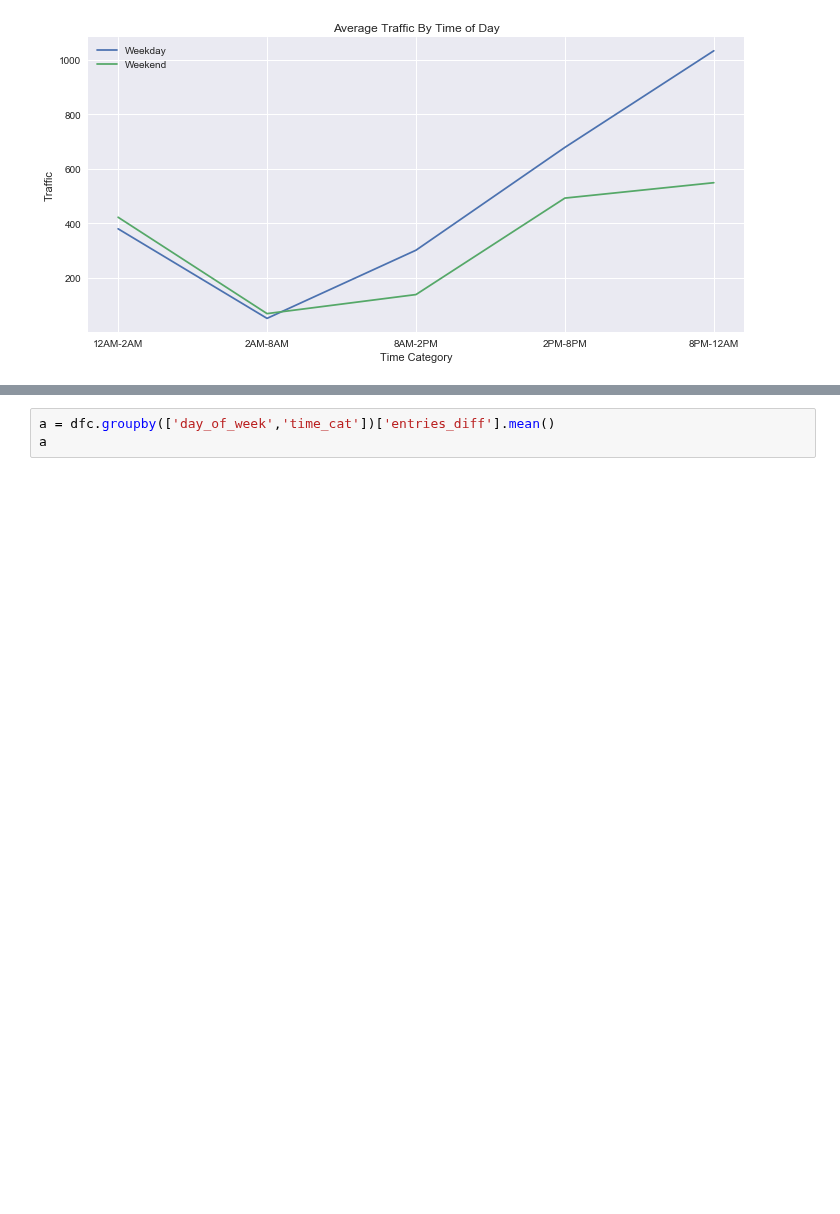
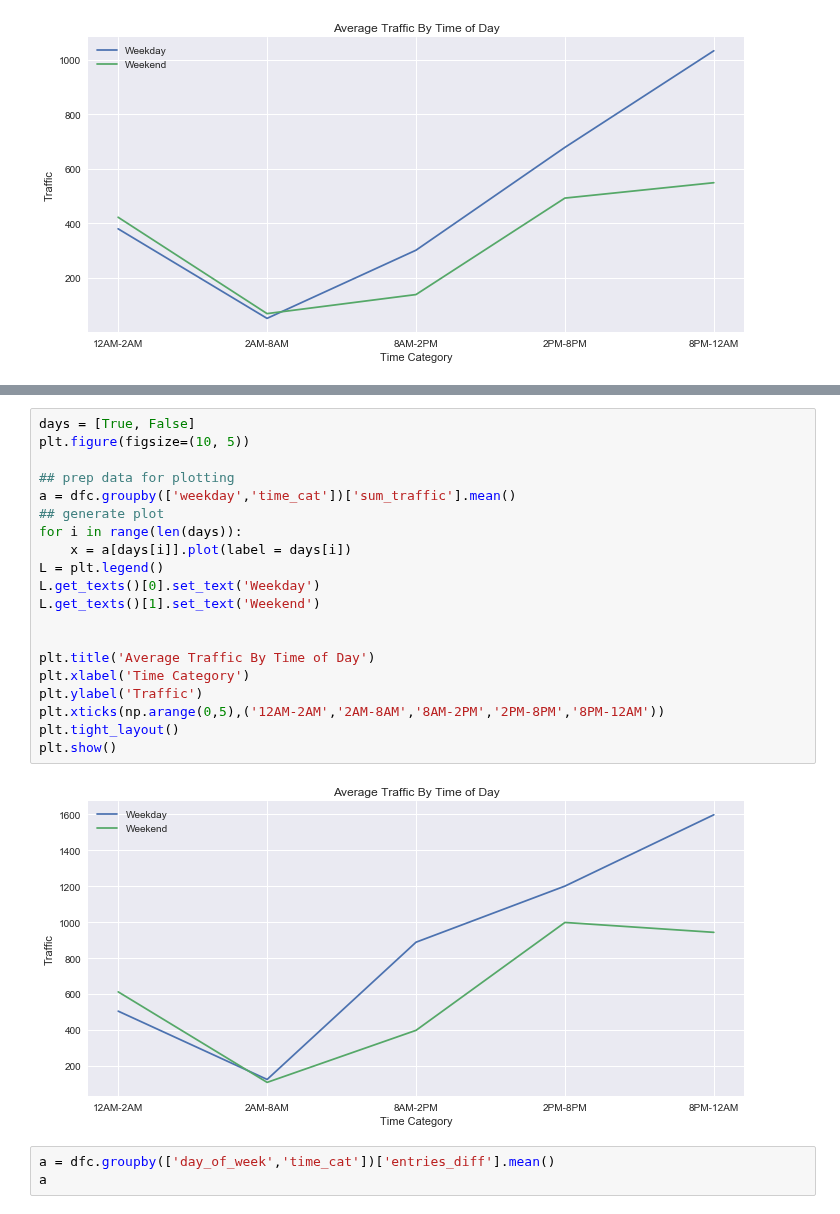
Before and after one commit to MahfuzurRahmanMiah/MTA_Turnstile_Data, a Jupyter notebook: MTA_Turnstile_Data_Report.ipynb, the cells around one changed output, grey strips where cells are left out. Saved outputs shown, nothing was run; the diff lists cells and outputs as text; blank space fills up the shorter version.

```diff
--- a/MTA_Turnstile_Data_Report.ipynb
+++ b/MTA_Turnstile_Data_Report.ipynb
@@ -698,3 +758,25 @@ plt.show()
+# %%
+days = [True, False]
+plt.figure(figsize=(10, 5))
+
+## prep data for plotting
+a = dfc.groupby(['weekday','time_cat'])['sum_traffic'].mean()
+## generate plot
+for i in range(len(days)):
+    x = a[days[i]].plot(label = days[i])
+L = plt.legend()
+L.get_texts()[0].set_text('Weekday')
+L.get_texts()[1].set_text('Weekend')
+
+
+plt.title('Average Traffic By Time of Day')
+plt.xlabel('Time Category')
+plt.ylabel('Traffic')
+plt.xticks(np.arange(0,5),('12AM-2AM','2AM-8AM','8AM-2PM','2PM-8PM','8PM-12AM'))
+plt.tight_layout()
+plt.show()
+# %% [output]
+[figure, added]
 # %%
 a = dfc.groupby(['day_of_week','time_cat'])['entries_diff'].mean()
 a
```
Also changed, not shown: parts of 5 cells of this notebook.
